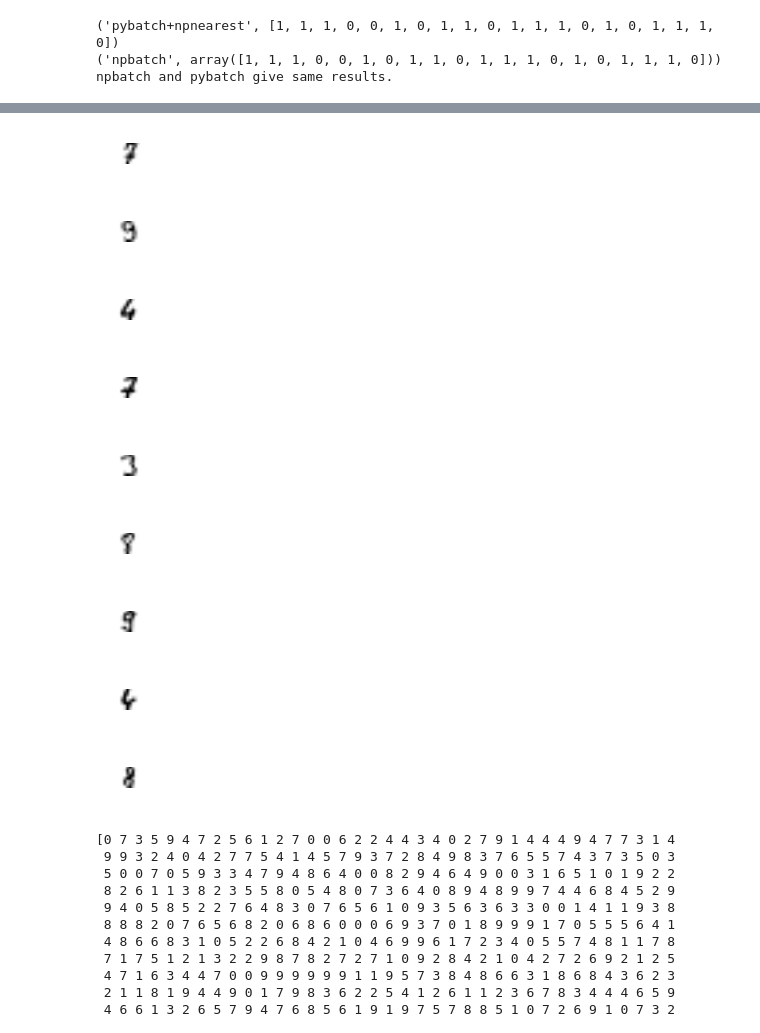
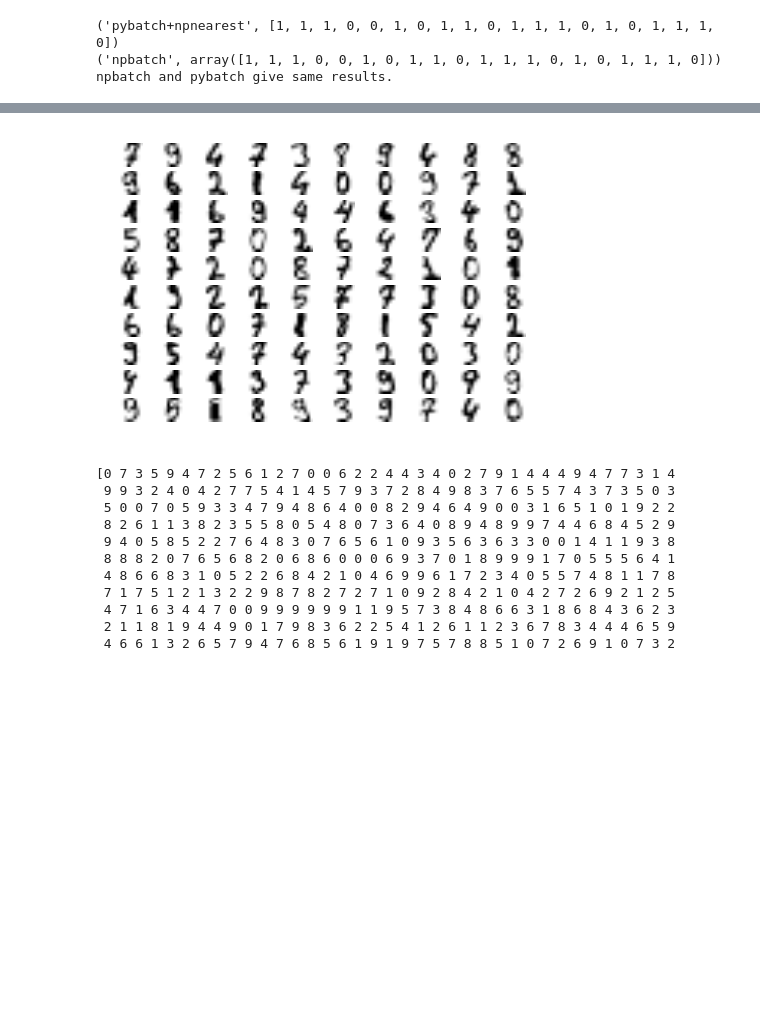
Before and after one commit to florianGithub/PyML, a Jupyter notebook: sheet_20171027_8pm/sheet2_draft.ipynb, the cells around one changed output, grey strips where cells are left out. Saved outputs shown, nothing was run; the diff lists cells and outputs as text; code cells hidden in the pictures; blank space fills up the shorter version.

Commit message:
nice plot of first 100 numbers.

```diff
--- a/sheet_20171027_8pm/sheet2_draft.ipynb
+++ b/sheet_20171027_8pm/sheet2_draft.ipynb
@@ -211,25 +211,20 @@ plt.legend()
 # %%
 picsFlat,labels = data.digits()
 # %%
-for indexPic in range(9):#for 100 I get a memory warning.
+picsPerRow = 10
+numberOfRowsInFigure = 10
+numberOfPicsTotal = numberOfRowsInFigure * picsPerRow
+fig, axarr = plt.subplots(numberOfRowsInFigure, picsPerRow)
+#x=numpy.array(range(10))
+for indexPic in range(numberOfPicsTotal):#for 100 I get a memory warning.
     picFlat = picsFlat[indexPic]
     picMatrix = picFlat.reshape(8,8)
-    fig = plt.figure()
-    plt.imshow(picMatrix, interpolation='bilinear', cmap='Greys' )
-    #fig,axes = plt.subplots(3,3)
-    #axes[int(indexPic/3),indexPic%3].imshow(picMatrix, interpolation='bilinear', cmap='Greys' )
-    plt.axis('off')
-    fig.set_size_inches(0.3,0.3)
+    curIndexRow = indexPic/picsPerRow
+    curIndexCol = indexPic%picsPerRow
+    axarr[curIndexRow, curIndexCol].imshow(picMatrix, interpolation='bilinear', cmap='Greys' )
+    axarr[curIndexRow, curIndexCol].axis('off')
 # %% [output]
-[figure, old version]
+[figure, new version]
-[figure, removed]
-[figure, removed]
-[figure, removed]
-[figure, removed]
-[figure, removed]
-[figure, removed]
-[figure, removed]
-[figure, removed]
 # %%
 indexEndTraining = 1000
 picsTraining = picsFlat[0:indexEndTraining]
```
Also changed, not shown: parts of 4 cells of this notebook, 1 other file.
